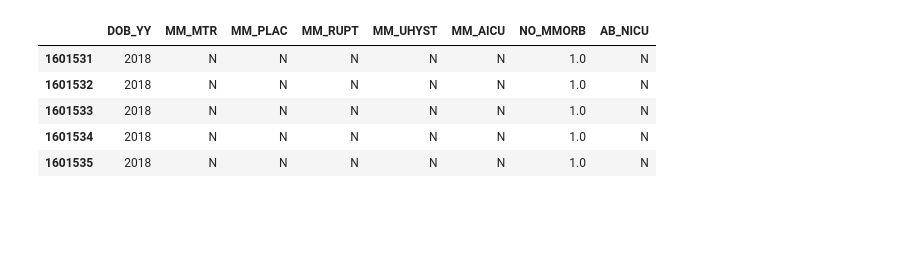
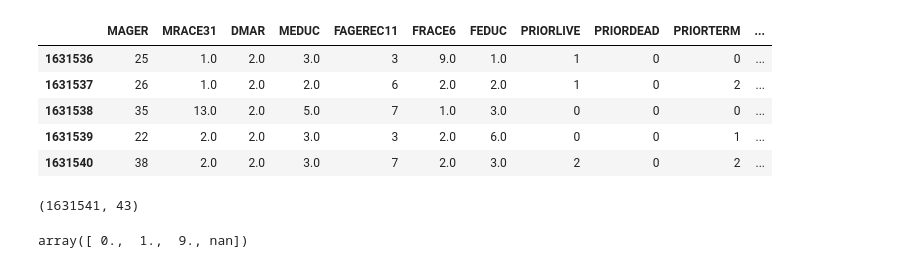
Before and after one commit to alickr/cdcnatality, a Jupyter notebook: analysis/categorical_feature_analysis.ipynb, the cells around one changed output. Saved outputs shown, nothing was run; the diff lists cells and outputs as text; code cells hidden in the pictures; blank space fills up the shorter version.

```diff
--- a/analysis/categorical_feature_analysis.ipynb
+++ b/analysis/categorical_feature_analysis.ipynb
@@ -9,10 +0,0 @@ import matplotlib.pyplot as plt
-# %%
-train_df = pd.read_csv("maternal_morbidity_1.csv", sep='\t')
-train_df.tail()
-# %% [output]
-|  | DOB_YY | MM_MTR | MM_PLAC | MM_RUPT | MM_UHYST | MM_AICU | NO_MMORB | AB_NICU |
-| 1601531 | 2018 | N | N | N | N | N | 1.0 | N |
-| 1601532 | 2018 | N | N | N | N | N | 1.0 | N |
-| 1601533 | 2018 | N | N | N | N | N | 1.0 | N |
-| 1601534 | 2018 | N | N | N | N | N | 1.0 | N |
-| 1601535 | 2018 | N | N | N | N | N | 1.0 | N |
@@ -20,0 +3,21 @@ df = train_df.dropna()
+# %%
+#train_df = pd.read_csv("results_jan.csv", sep='\t')
+train_df = pd.read_csv("results_june.csv", sep='\t')
+##train_df = pd.read_csv("results_dec.csv", sep='\t')
+pd.set_option('display.max_columns', 500)
+train_df.tail()
+# %% [output]
+|  | MAGER | MRACE31 | DMAR | MEDUC | FAGEREC11 | FRACE6 | FEDUC | PRIORLIVE | PRIORDEAD | PRIORTERM | ... |
+| 1631536 | 25 | 1.0 | 2.0 | 3.0 | 3 | 9.0 | 1.0 | 1 | 0 | 0 | ... |
+| 1631537 | 26 | 1.0 | 2.0 | 2.0 | 6 | 2.0 | 2.0 | 1 | 0 | 2 | ... |
+| 1631538 | 35 | 13.0 | 2.0 | 5.0 | 7 | 1.0 | 3.0 | 0 | 0 | 0 | ... |
+| 1631539 | 22 | 2.0 | 2.0 | 3.0 | 3 | 2.0 | 6.0 | 0 | 0 | 1 | ... |
+| 1631540 | 38 | 2.0 | 2.0 | 3.0 | 7 | 2.0 | 3.0 | 2 | 0 | 2 | ... |
+# %%
+train_df.shape
+# %% [output]
+(1631541, 43)
+# %%
+train_df["IP_GON"].unique()
+# %% [output]
+array([ 0.,  1.,  9., nan])
```
Also changed, not shown: parts of 31 cells of this notebook, 11 other files.
